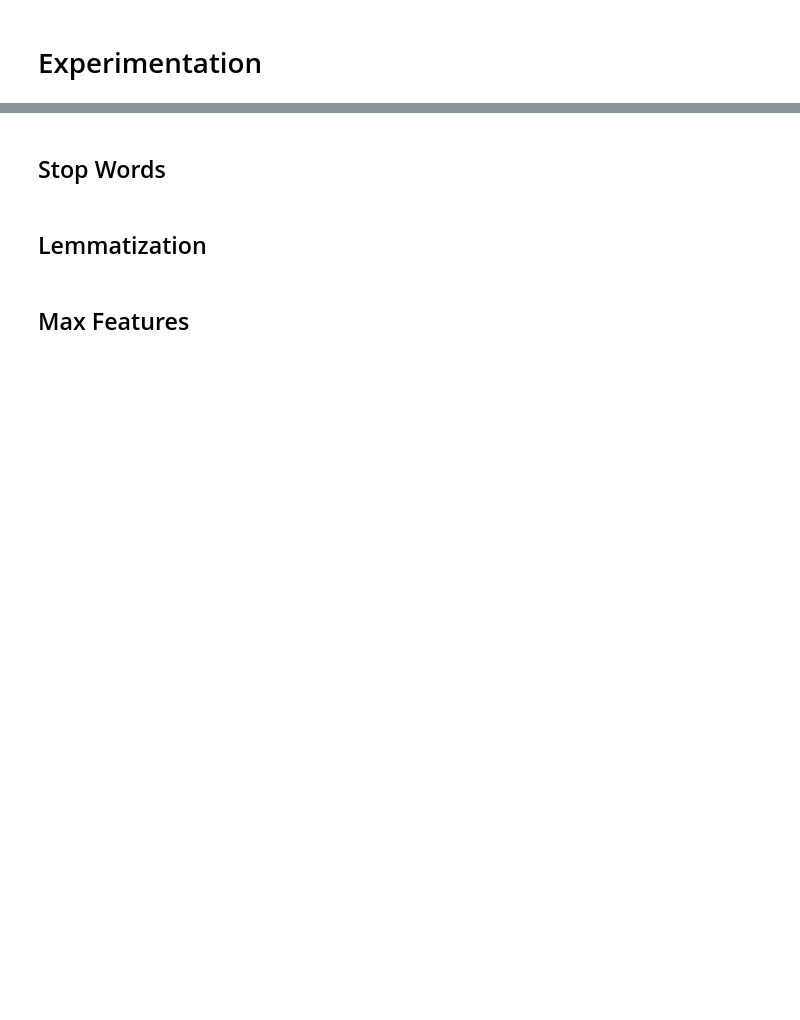
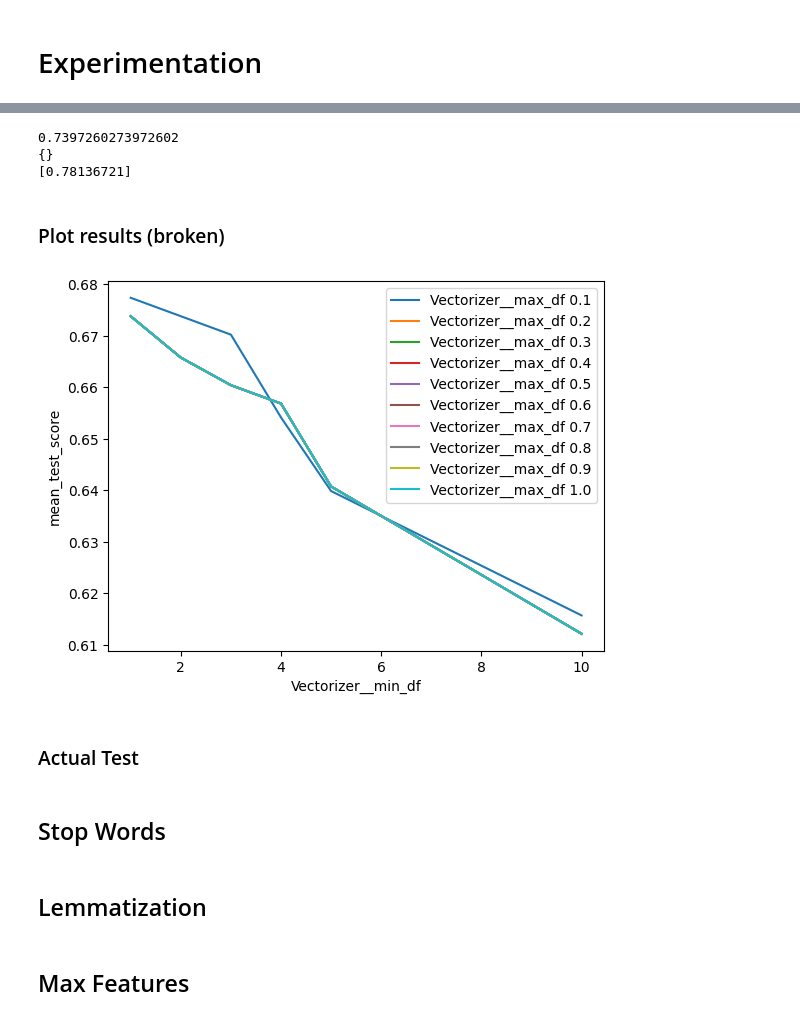
Before and after one commit to Kuzcop/551_Text_Classification_Reddit, a Jupyter notebook: NB.ipynb, the cells around one changed output, grey strips where cells are left out. Cells and saved outputs as stored; diff of their text form; code cells hidden in the pictures; blank space fills up the shorter version.

```diff
--- a/NB.ipynb
+++ b/NB.ipynb
@@ -555,0 +715,13 @@ sorted(model.word_count.items(), key=lambda item: item[1], reverse = True)[:-1]
+# %%
+# make pipeline
+pipe = Pipeline(
+    [("Vectorizer",TfidfVectorizer(
+        stop_words=stop_words,
+        token_pattern=r"(?u)\b[a-z][a-z]+\b",
+        ngram_range=(1, 2),
+        max_df=0.1,
+        min_df=1,
+        max_features=20000,
+    )),
+    ("Classifier", svm.SVC(C=3, kernel="sigmoid", tol=1e-3, decision_function_shape="ovr", random_state=0))]
+)
@@ -555,0 +846,11 @@ sorted(model.word_count.items(), key=lambda item: item[1], reverse = True)[:-1]
+# %%
+# Show best score and params
+print(gs.score(X_val, Y_val))
+print(gs.best_params_)
+print(gs.cv_results_["mean_test_score"])
+# %% [output]
+0.7397260273972602
+{}
+[0.78136721]
+# %% [markdown]
+### Plot results (broken)
@@ -555,0 +861,32 @@ sorted(model.word_count.items(), key=lambda item: item[1], reverse = True)[:-1]
+# %%
+# Extract results to plot into (n,m)
+# n is number of parameters searched plus accuracy in last index
+# m is size of all combinations of parameters ie p1*p2*p3...=m
+
+# DOESNTWORK!! needs tweaking for the ngram tuple and only works for 2 params
+debug=False
+
+results = np.empty((len(parameters) + 1, len(gs.cv_results_["mean_test_score"])))
+for i,param in enumerate(list(gs.cv_results_.keys())[4 : 4 + len(parameters)]):
+    if debug:
+        print(param)
+        print(gs.cv_results_[param])
+    results[i] = gs.cv_results_[param]
+if debug:
+    print("mean_test_score")
+    print(gs.cv_results_["mean_test_score"])
+results[len(parameters)] = gs.cv_results_["mean_test_score"]
+# %%
+line_num=len(list(parameters.items())[0][1])
+slice_size=len(list(parameters.items())[1][1])
+# %%
+for i in range(line_num):
+    plt.plot(results[1, i * slice_size : i * slice_size + slice_size], results[2, i * slice_size : i * slice_size + slice_size], label=list(parameters.items())[0][0]+" "+str(results[0,i*slice_size]))
+plt.legend()
+plt.xlabel(list(parameters.items())[1][0])
+plt.ylabel("mean_test_score")
+plt.show()
+# %% [output]
+[figure, added]
+# %% [markdown]
+### Actual Test
```
Also changed, not shown: parts of 33 cells of this notebook.
